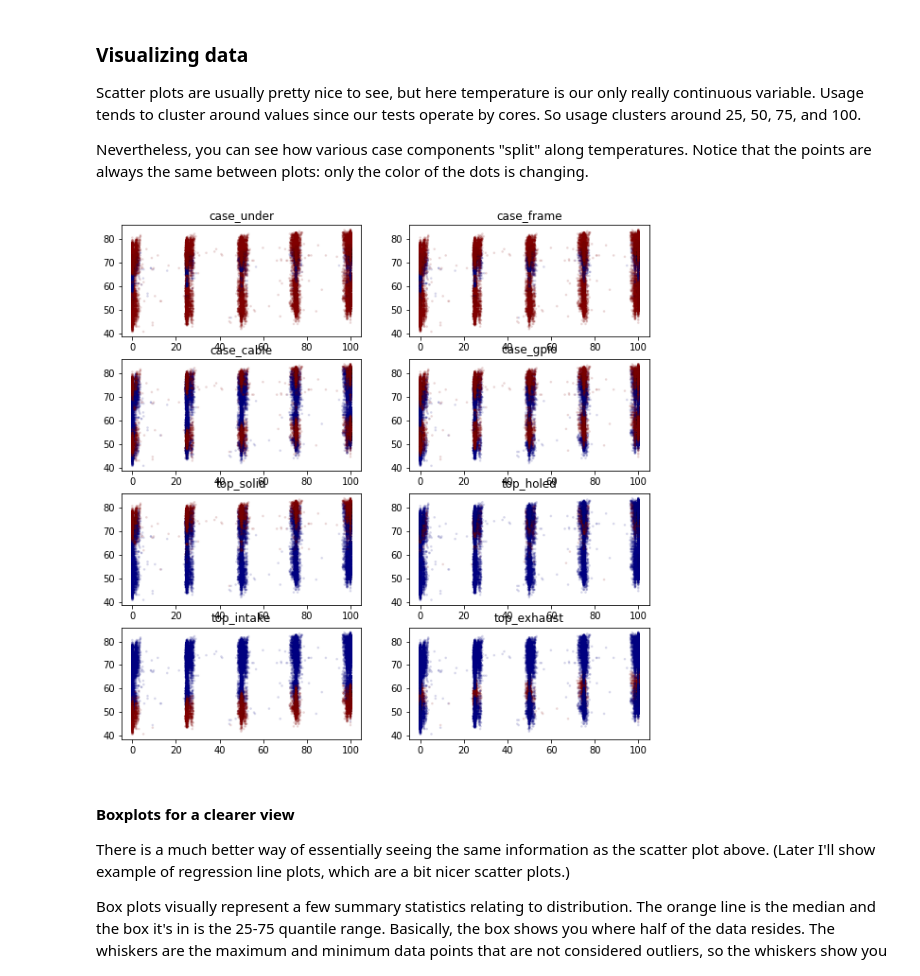
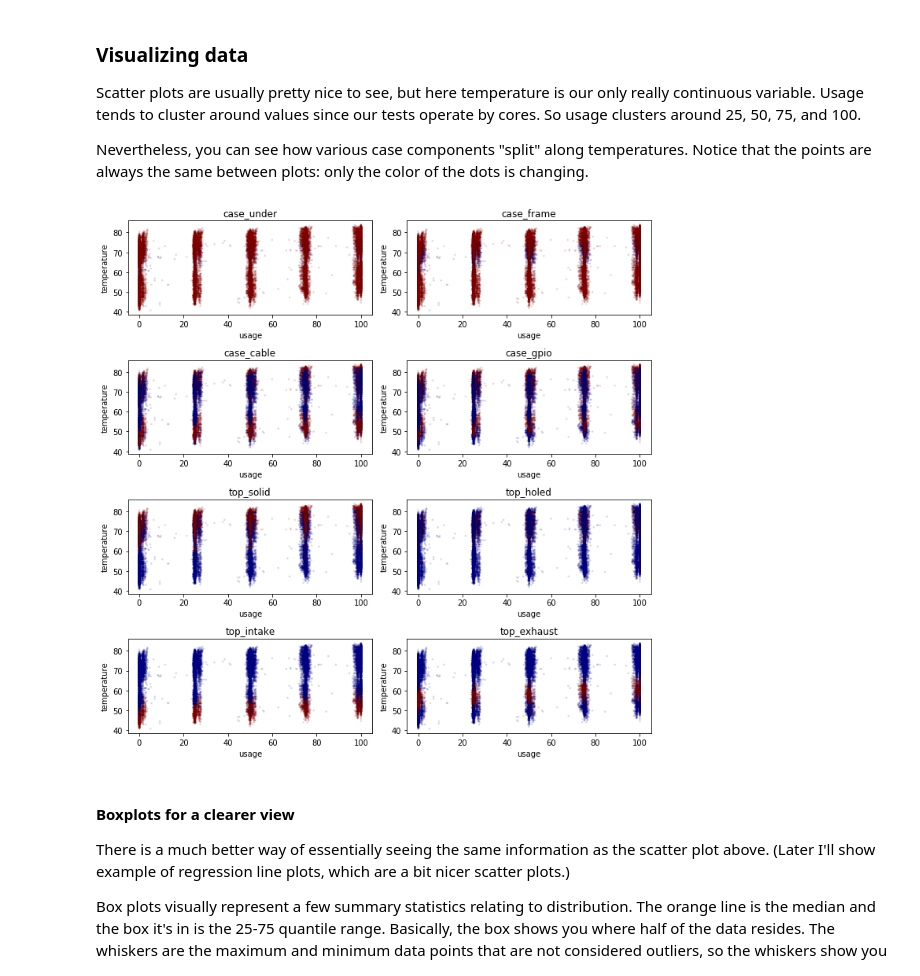
Before and after one commit to sjchiass/pitemp, a Jupyter notebook: 02_descriptive.ipynb, the cells around one changed output. Cells and saved outputs as stored; diff of their text form; code cells hidden in the pictures.

```diff
--- a/02_descriptive.ipynb
+++ b/02_descriptive.ipynb
@@ -197,11 +181,14 @@ Nevertheless, you can see how various case components "split" along temperatures
 # %%
 fig, axs = plt.subplots(math.ceil(len(dummies)/2), 2, figsize=(10, 10))
 for n, x in enumerate(dummies):
     axs[n//2, n%2].scatter(df.usage, df.temp, s=3, c=df[x], cmap = "jet", alpha=0.1)
+    axs[n//2, n%2].set_xlabel("usage")
+    axs[n//2, n%2].set_ylabel("temperature")
     axs[n//2, n%2].set_title(x)
+fig.tight_layout()
 plt.show()
 # %% [output]
-[figure, old version]
+[figure, new version]
 # %% [markdown]
 #### Boxplots for a clearer view
 
```
Also changed, not shown: parts of 3 cells of this notebook.
